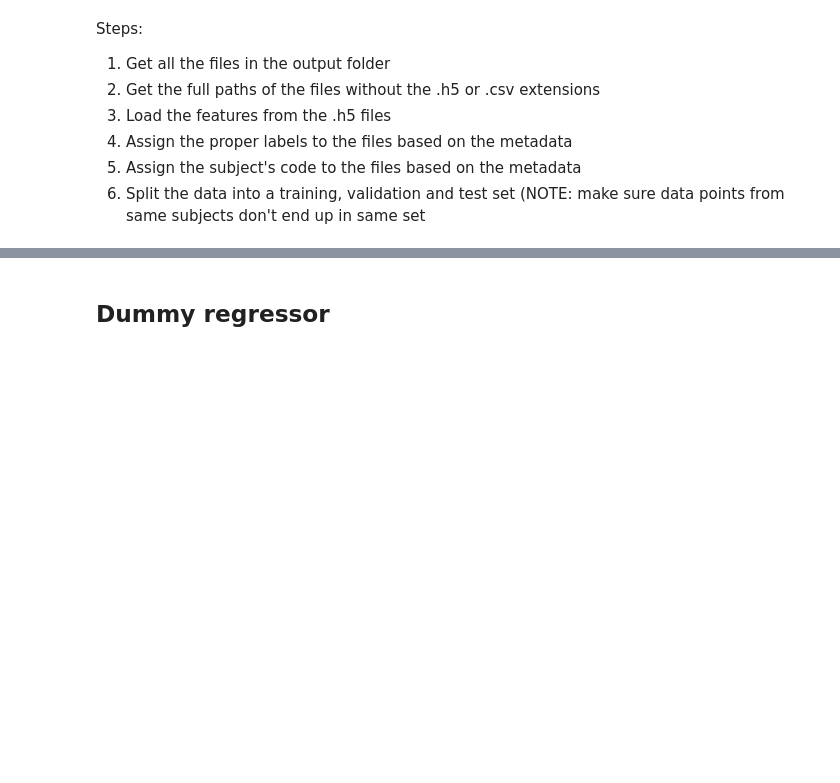
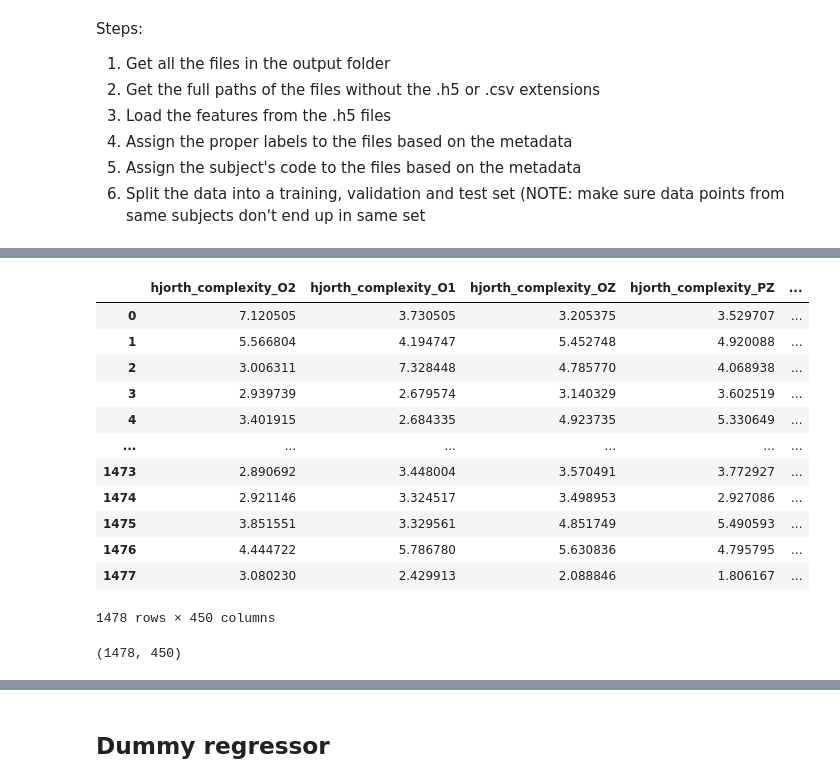
Before and after one commit to eegyolk-ai/eegyolk, a Jupyter notebook: reproducibility_experiments/remix_traditional_ml_models.ipynb, the cells around one changed output, grey strips where cells are left out. Drawn from its saved outputs; the diff is of its cells as text; code cells hidden in the pictures; blank space fills up the shorter version.

```diff
--- a/reproducibility_experiments/remix_traditional_ml_models.ipynb
+++ b/reproducibility_experiments/remix_traditional_ml_models.ipynb
@@ -31,0 +55,21 @@ Steps:
+# %%
+ef_ex2 =pd.read_hdf('../../volume-ceph/preprocessed-ml/extracted_features_742-421-41m-mr-mmn39.h5')
+ef_ex2
+# %% [output]
+|  | hjorth_complexity_O2 | hjorth_complexity_O1 | hjorth_complexity_OZ | hjorth_complexity_PZ | ... |
+| 0 | 7.120505 | 3.730505 | 3.205375 | 3.529707 | ... |
+| 1 | 5.566804 | 4.194747 | 5.452748 | 4.920088 | ... |
+| 2 | 3.006311 | 7.328448 | 4.785770 | 4.068938 | ... |
+| 3 | 2.939739 | 2.679574 | 3.140329 | 3.602519 | ... |
+| 4 | 3.401915 | 2.684335 | 4.923735 | 5.330649 | ... |
+| ... | ... | ... | ... | ... | ... |
+| 1473 | 2.890692 | 3.448004 | 3.570491 | 3.772927 | ... |
+| 1474 | 2.921146 | 3.324517 | 3.498953 | 2.927086 | ... |
+| 1475 | 3.851551 | 3.329561 | 4.851749 | 5.490593 | ... |
+| 1476 | 4.444722 | 5.786780 | 5.630836 | 4.795795 | ... |
+| 1477 | 3.080230 | 2.429913 | 2.088846 | 1.806167 | ... |
+1478 rows × 450 columns
+# %%
+ef_ex2.shape
+# %% [output]
+(1478, 450)
```
Also changed, not shown: parts of 73 cells of this notebook, 1 other file.
